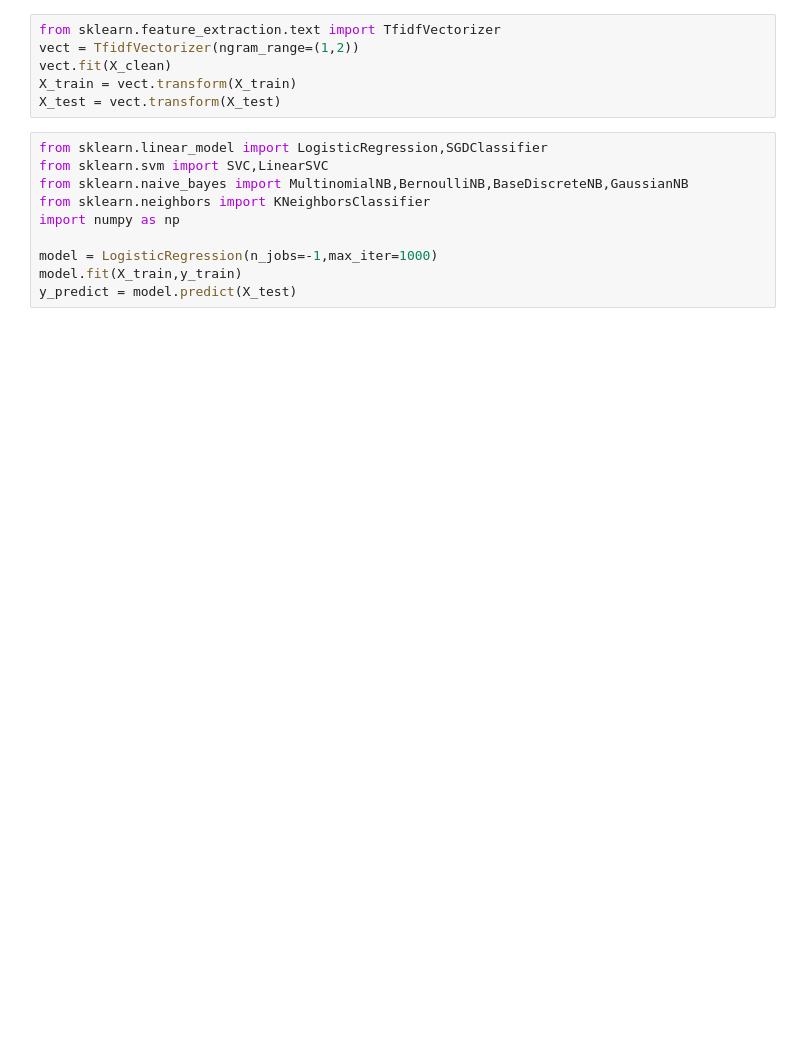
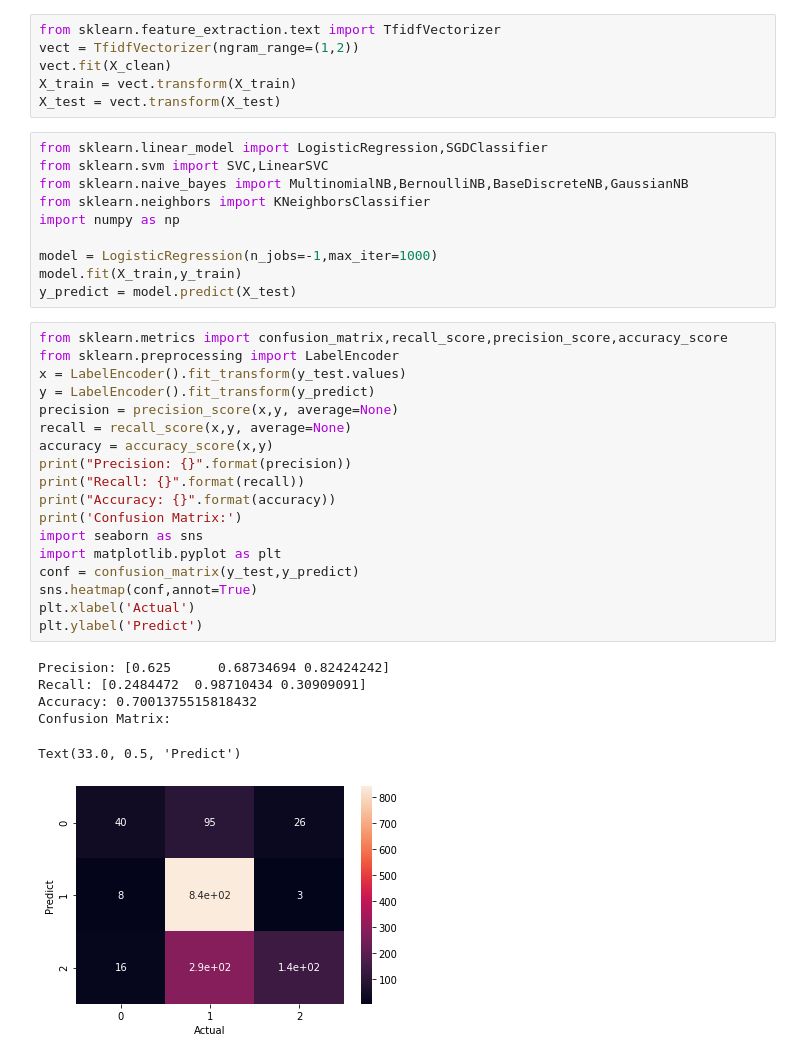
Before and after one commit to giriputraadhittana01/ProjectIR, a Jupyter notebook: IRProject.ipynb, the cells around one changed output. Saved outputs shown, nothing was run; the diff lists cells and outputs as text; blank space fills up the shorter version.

```diff
--- a/IRProject.ipynb
+++ b/IRProject.ipynb
@@ -76,3 +93,28 @@ import numpy as np
 model = LogisticRegression(n_jobs=-1,max_iter=1000)
 model.fit(X_train,y_train)
 y_predict = model.predict(X_test)
+# %%
+from sklearn.metrics import confusion_matrix,recall_score,precision_score,accuracy_score
+from sklearn.preprocessing import LabelEncoder
+x = LabelEncoder().fit_transform(y_test.values)
+y = LabelEncoder().fit_transform(y_predict)
+precision = precision_score(x,y, average=None)
+recall = recall_score(x,y, average=None)
+accuracy = accuracy_score(x,y)
+print("Precision: {}".format(precision))
+print("Recall: {}".format(recall))
+print("Accuracy: {}".format(accuracy))
+print('Confusion Matrix:')
+import seaborn as sns
+import matplotlib.pyplot as plt
+conf = confusion_matrix(y_test,y_predict)
+sns.heatmap(conf,annot=True)
+plt.xlabel('Actual')
+plt.ylabel('Predict')
+# %% [output]
+Precision: [0.625      0.68734694 0.82424242]
+Recall: [0.2484472  0.98710434 0.30909091]
+Accuracy: 0.7001375515818432
+Confusion Matrix:
+Text(33.0, 0.5, 'Predict')
+[figure, added]
```
Also changed, not shown: parts of 8 cells of this notebook.
